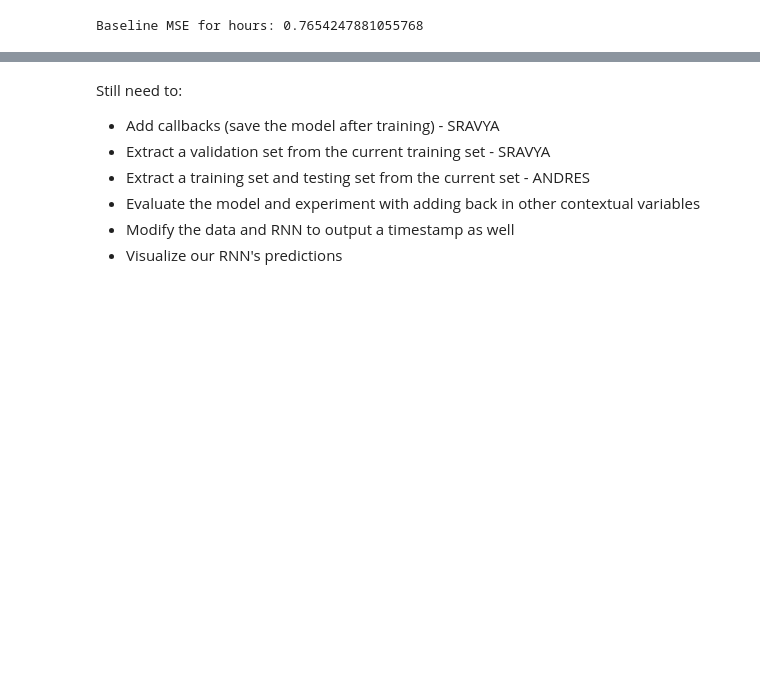
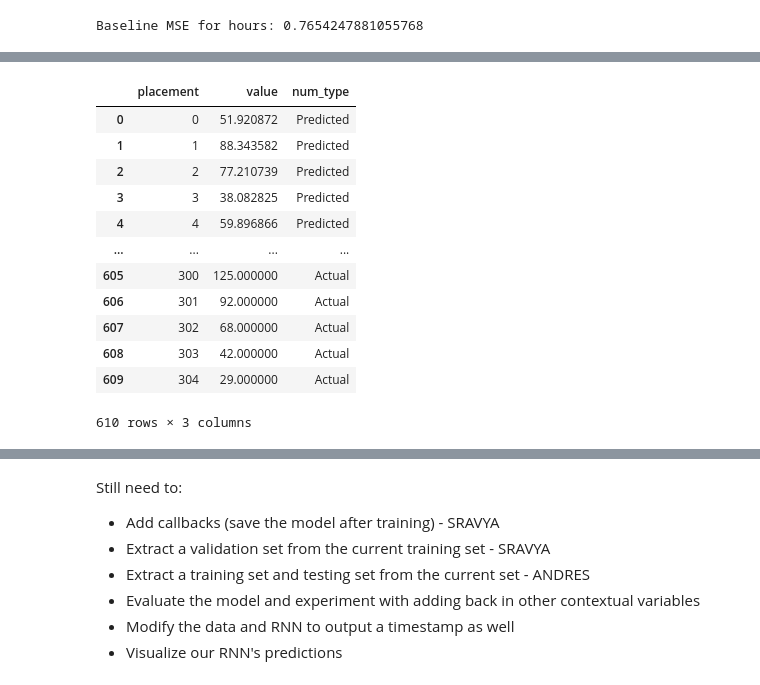
Before and after one commit to stsan9/EndoMondoResearchERSP, a Jupyter notebook: Time_Interval_Prediction.ipynb, the cells around one changed output, grey strips where cells are left out. Saved outputs shown, nothing was run; the diff lists cells and outputs as text; code cells hidden in the pictures; blank space fills up the shorter version.

```diff
--- a/Time_Interval_Prediction.ipynb
+++ b/Time_Interval_Prediction.ipynb
@@ -215,0 +243,21 @@ Train on 3050 samples
+# %%
+cols = ['placement', 'value', 'num_type']
+vis_df = pd.DataFrame(columns = cols)
+vis_df['placement'] = placement
+vis_df['value'] = predictions + actual
+vis_df['num_type'] = num_type
+vis_df
+# %% [output]
+|  | placement | value | num_type |
+| 0 | 0 | 51.920872 | Predicted |
+| 1 | 1 | 88.343582 | Predicted |
+| 2 | 2 | 77.210739 | Predicted |
+| 3 | 3 | 38.082825 | Predicted |
+| 4 | 4 | 59.896866 | Predicted |
+| ... | ... | ... | ... |
+| 605 | 300 | 125.000000 | Actual |
+| 606 | 301 | 92.000000 | Actual |
+| 607 | 302 | 68.000000 | Actual |
+| 608 | 303 | 42.000000 | Actual |
+| 609 | 304 | 29.000000 | Actual |
+610 rows × 3 columns
```
Also changed, not shown: parts of 9 cells of this notebook.
